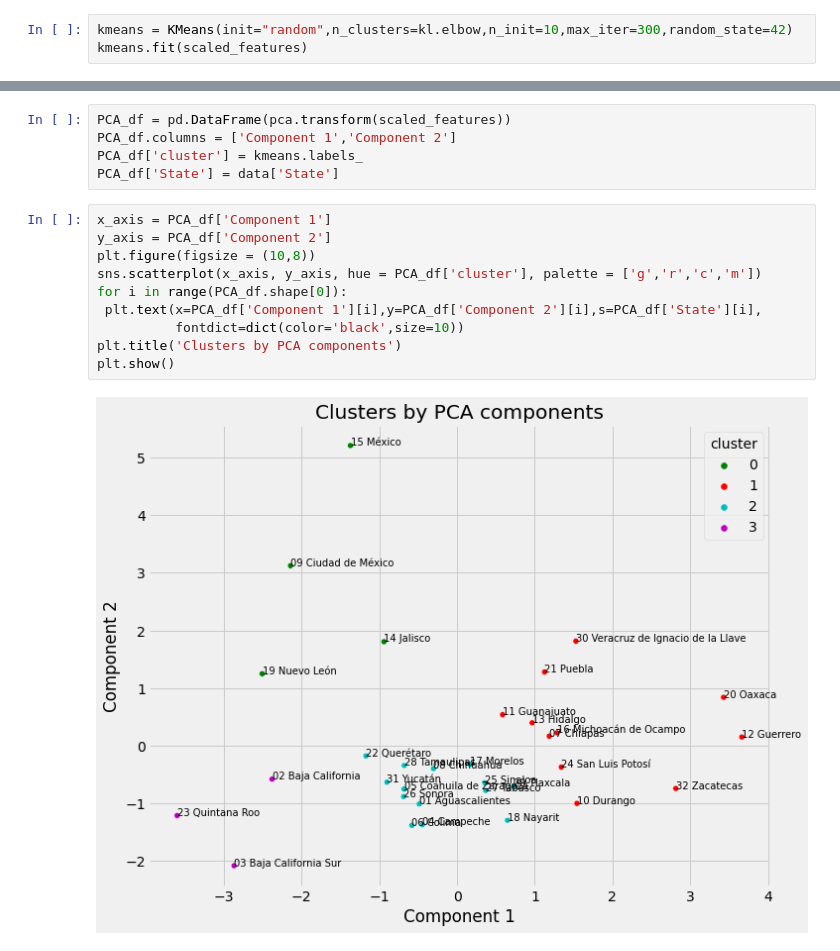
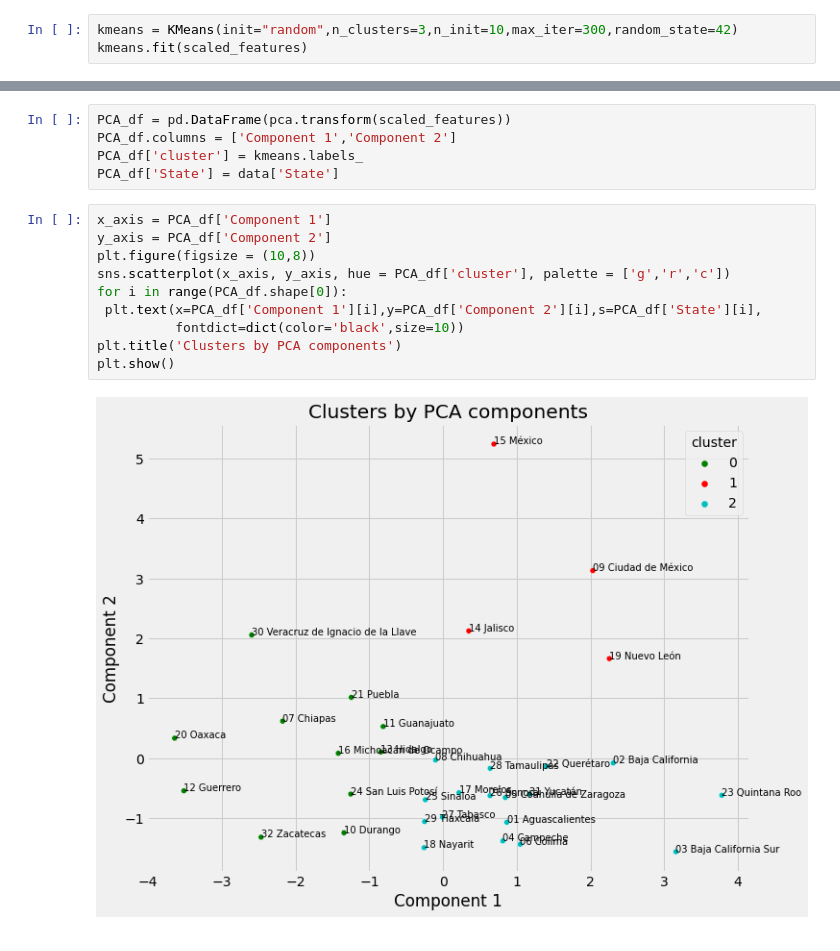
Before and after one commit to Banking-Analytics-Lab/DynamicGraphLearning, a Jupyter notebook: cluster_analysis.ipynb, the cells around one changed output, grey strips where cells are left out. Drawn from its saved outputs; the diff is of its cells as text.

Commit message:
Minor changes to clustering

```diff
--- a/cluster_analysis.ipynb
+++ b/cluster_analysis.ipynb
@@ -50,6 +51,6 @@ kl.elbow
 # %% [output]
 4
 # %%
-kmeans = KMeans(init="random",n_clusters=kl.elbow,n_init=10,max_iter=300,random_state=42)
+kmeans = KMeans(init="random",n_clusters=3,n_init=10,max_iter=300,random_state=42)
 kmeans.fit(scaled_features)
 # %% [output]
@@ -72,12 +73,12 @@ PCA_df['State'] = data['State']
 # %%
 x_axis = PCA_df['Component 1']
 y_axis = PCA_df['Component 2']
 plt.figure(figsize = (10,8))
-sns.scatterplot(x_axis, y_axis, hue = PCA_df['cluster'], palette = ['g','r','c','m'])
+sns.scatterplot(x_axis, y_axis, hue = PCA_df['cluster'], palette = ['g','r','c'])
 for i in range(PCA_df.shape[0]):
  plt.text(x=PCA_df['Component 1'][i],y=PCA_df['Component 2'][i],s=PCA_df['State'][i],
           fontdict=dict(color='black',size=10))
 plt.title('Clusters by PCA components')
 plt.show()
 # %% [output]
-[figure, old version]
+[figure, new version]
```
Also changed, not shown: parts of 8 cells of this notebook, 2 other files.
